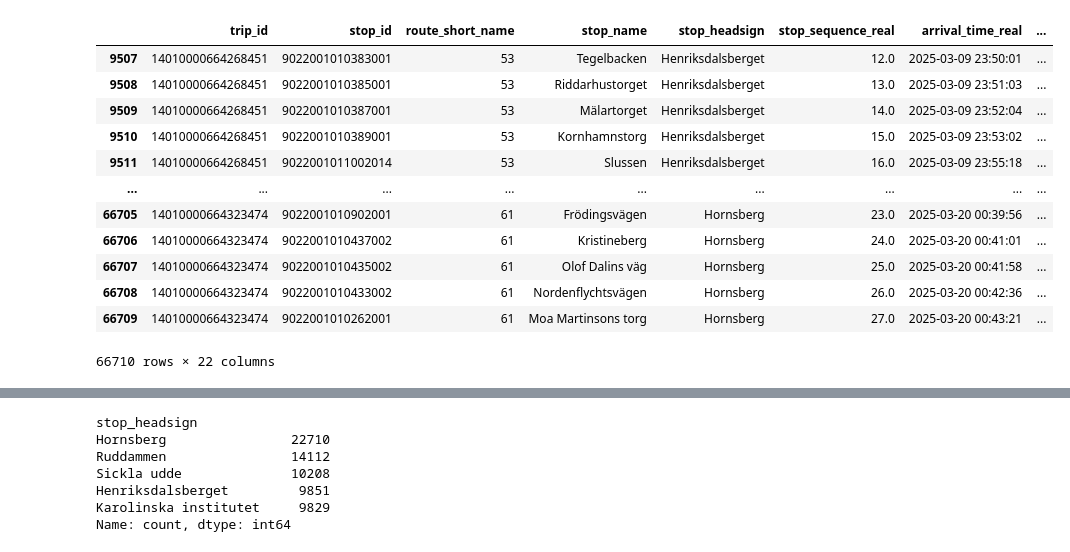
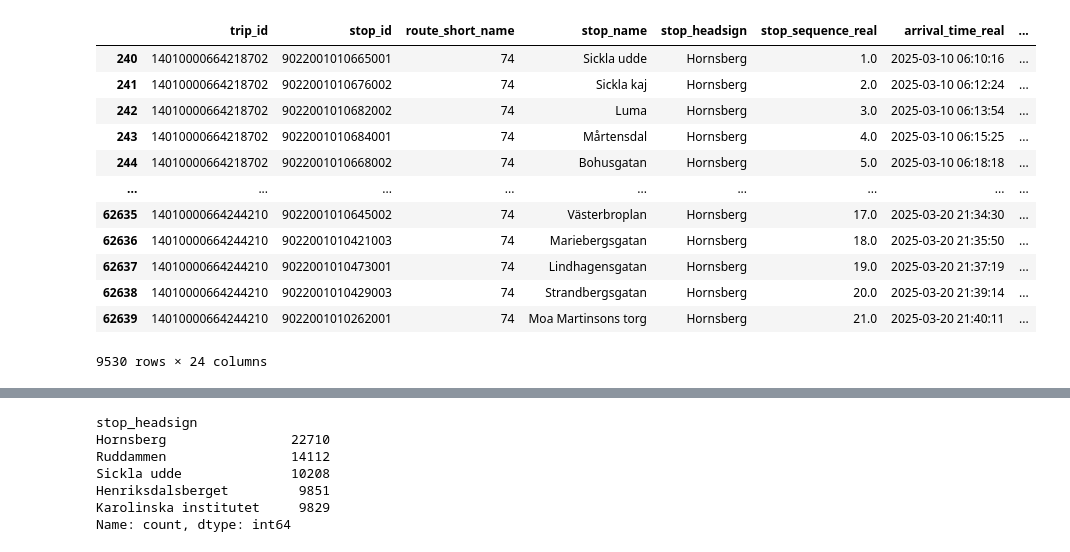
Before and after one commit to jesus-martinez02/PT-Project, a Jupyter notebook: test.ipynb, the cells around one changed output, grey strips where cells are left out. Drawn from its saved outputs; the diff is of its cells as text; code cells hidden in the pictures.

Commit message:
Added row column and possibility to get a dict of df as well as df

```diff
--- a/test.ipynb
+++ b/test.ipynb
@@ -6,20 +6,20 @@ from data_acquisition import *
 
 filename = 'sl-tripupdates-2024-10-15T11-00-33Z.pb'
 # %%
-df = my_read_df("processed_dataset.csv")
-df
+df = my_read_df("processed_dataset.csv", return_dict = True)
+df['74_Hornsberg']
 # %% [output]
 |  | trip_id | stop_id | route_short_name | stop_name | stop_headsign | stop_sequence_real | arrival_time_real | ... |
-| 9507 | 14010000664268451 | 9022001010383001 | 53 | Tegelbacken | Henriksdalsberget | 12.0 | 2025-03-09 23:50:01 | ... |
-| 9508 | 14010000664268451 | 9022001010385001 | 53 | Riddarhustorget | Henriksdalsberget | 13.0 | 2025-03-09 23:51:03 | ... |
-| 9509 | 14010000664268451 | 9022001010387001 | 53 | Mälartorget | Henriksdalsberget | 14.0 | 2025-03-09 23:52:04 | ... |
-| 9510 | 14010000664268451 | 9022001010389001 | 53 | Kornhamnstorg | Henriksdalsberget | 15.0 | 2025-03-09 23:53:02 | ... |
-| 9511 | 14010000664268451 | 9022001011002014 | 53 | Slussen | Henriksdalsberget | 16.0 | 2025-03-09 23:55:18 | ... |
+| 240 | 14010000664218702 | 9022001010665001 | 74 | Sickla udde | Hornsberg | 1.0 | 2025-03-10 06:10:16 | ... |
+| 241 | 14010000664218702 | 9022001010676002 | 74 | Sickla kaj | Hornsberg | 2.0 | 2025-03-10 06:12:24 | ... |
+| 242 | 14010000664218702 | 9022001010682002 | 74 | Luma | Hornsberg | 3.0 | 2025-03-10 06:13:54 | ... |
+| 243 | 14010000664218702 | 9022001010684001 | 74 | Mårtensdal | Hornsberg | 4.0 | 2025-03-10 06:15:25 | ... |
+| 244 | 14010000664218702 | 9022001010668002 | 74 | Bohusgatan | Hornsberg | 5.0 | 2025-03-10 06:18:18 | ... |
 | ... | ... | ... | ... | ... | ... | ... | ... | ... |
-| 66705 | 14010000664323474 | 9022001010902001 | 61 | Frödingsvägen | Hornsberg | 23.0 | 2025-03-20 00:39:56 | ... |
-| 66706 | 14010000664323474 | 9022001010437002 | 61 | Kristineberg | Hornsberg | 24.0 | 2025-03-20 00:41:01 | ... |
-| 66707 | 14010000664323474 | 9022001010435002 | 61 | Olof Dalins väg | Hornsberg | 25.0 | 2025-03-20 00:41:58 | ... |
-| 66708 | 14010000664323474 | 9022001010433002 | 61 | Nordenflychtsvägen | Hornsberg | 26.0 | 2025-03-20 00:42:36 | ... |
-| 66709 | 14010000664323474 | 9022001010262001 | 61 | Moa Martinsons torg | Hornsberg | 27.0 | 2025-03-20 00:43:21 | ... |
+| 62635 | 14010000664244210 | 9022001010645002 | 74 | Västerbroplan | Hornsberg | 17.0 | 2025-03-20 21:34:30 | ... |
+| 62636 | 14010000664244210 | 9022001010421003 | 74 | Mariebergsgatan | Hornsberg | 18.0 | 2025-03-20 21:35:50 | ... |
+| 62637 | 14010000664244210 | 9022001010473001 | 74 | Lindhagensgatan | Hornsberg | 19.0 | 2025-03-20 21:37:19 | ... |
+| 62638 | 14010000664244210 | 9022001010429003 | 74 | Strandbergsgatan | Hornsberg | 20.0 | 2025-03-20 21:39:14 | ... |
+| 62639 | 14010000664244210 | 9022001010262001 | 74 | Moa Martinsons torg | Hornsberg | 21.0 | 2025-03-20 21:40:11 | ... |
-66710 rows × 22 columns
+9530 rows × 24 columns
 # %%
```
Also changed, not shown: parts of 8 cells of this notebook, 1 other file.
